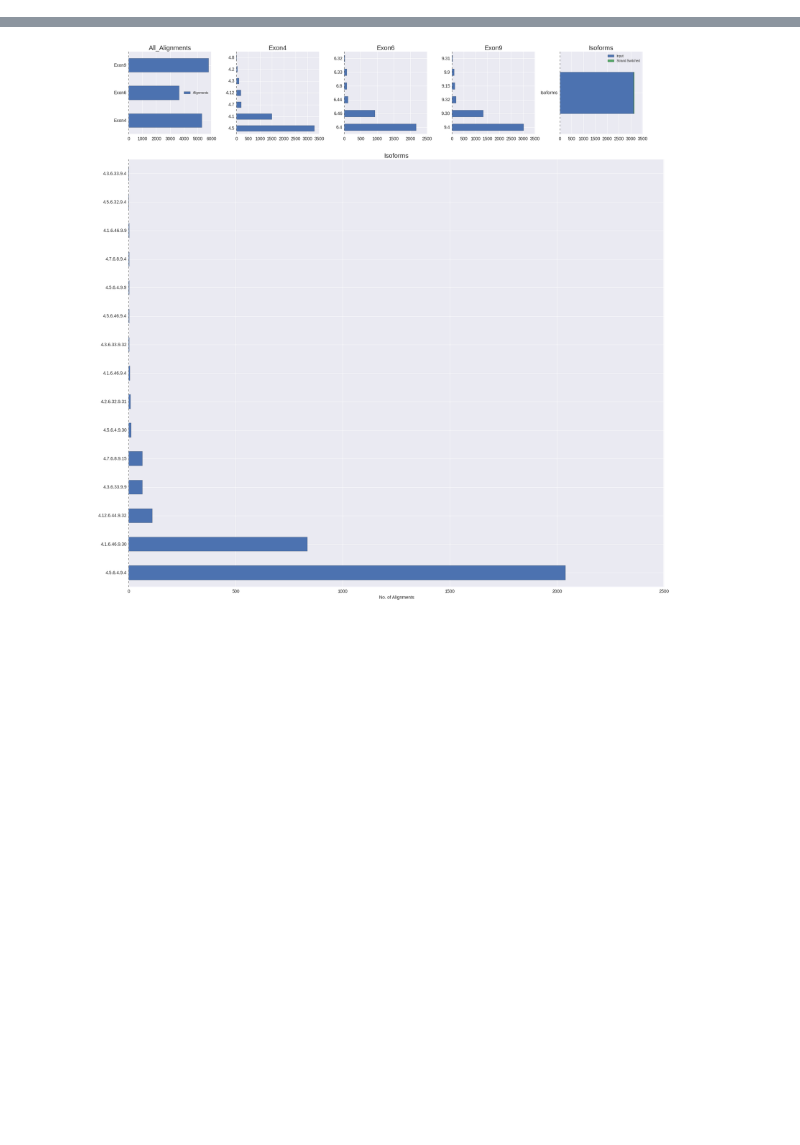
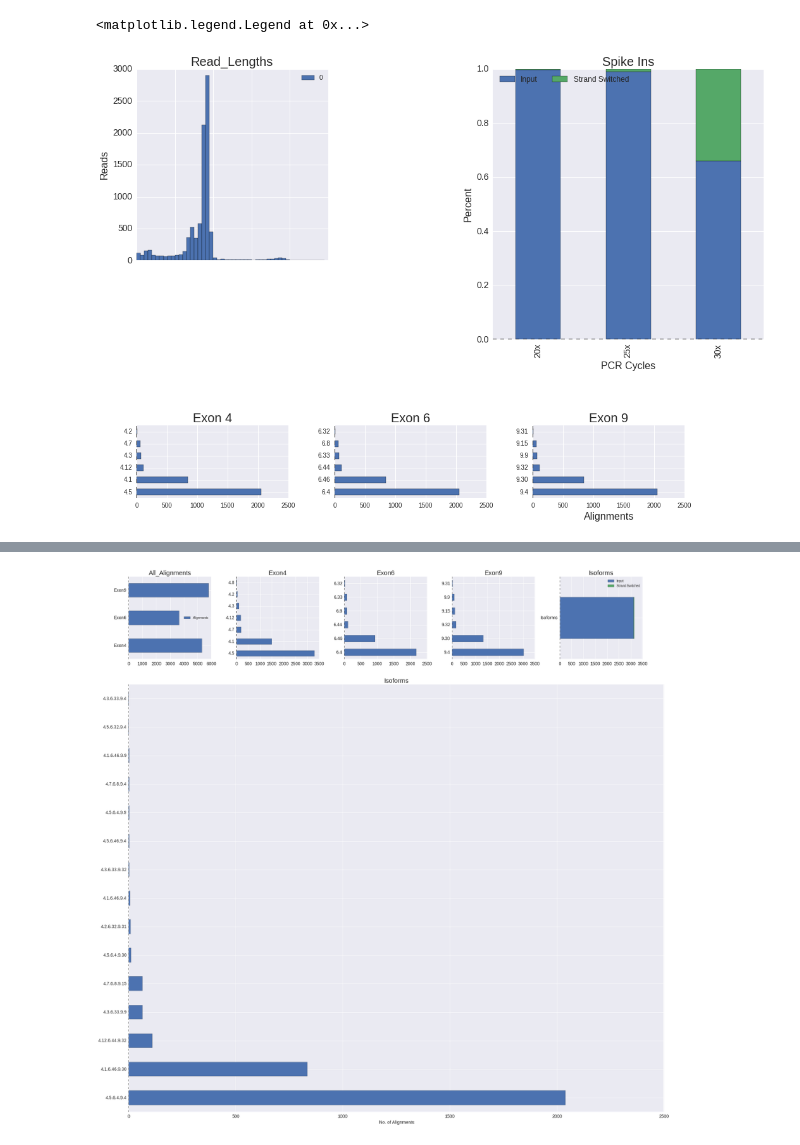
Before and after one commit to mohanbolisetty/dscam_nanopore, a Jupyter notebook: Data/spikeins_analysis_021215.ipynb, the cells around one changed output, grey strips where cells are left out. Drawn from its saved outputs; the diff is of its cells as text; code cells hidden in the pictures; blank space fills up the shorter version.

Commit message:
analysis for figures

```diff
--- a/Data/spikeins_analysis_021215.ipynb
+++ b/Data/spikeins_analysis_021215.ipynb
@@ -186,0 +231,15 @@ ss
+# %%
+counts_20x=pd.DataFrame(full_20x['isoform'].value_counts())
+counts_25x=pd.DataFrame(full_25x['isoform'].value_counts())
+counts_30x=pd.DataFrame(full_30x['isoform'].value_counts())
+# %%
+all_isoforms=list(set(counts_20x.index|counts_25x.index|counts_30x.index))
+# %%
+allspikeins=pd.DataFrame(index=all_isoforms)
+allspikeins['20x']=counts_20x[0]
+allspikeins['25x']=counts_25x[0]
+allspikeins['30x']=counts_30x[0]
+# %%
+per=pd.DataFrame()
+per['Input']=inp/allspikeins.sum()
+per['Strand Switched']=1-per['Input']
@@ -186,0 +254,36 @@ ss
+# %%
+matplotlib.rcParams['figure.figsize'] = (20.0, 20.0)
+figure=plt.figure()
+ax=plt.subplot2grid((18,18),(0,0),colspan=5,rowspan=5)
+reads.plot(kind='hist',bins=np.arange(0,5000,100),ax=ax)
+ax.set_title('Read_Lengths', fontsize=20)
+ax.tick_params(axis='both', which='major', labelsize=14)
+ax.set_ylabel('Reads',fontsize=16)
+ax.set_xlabel('Length',fontsize=16)
+
+ax=plt.subplot2grid((18,18),(9,0),colspan=4,rowspan=2)
+full_25x['Exon4'].value_counts().plot(kind='barh',ax=ax)
+ax.set_title('Exon 4', fontsize=20)
+ax.tick_params(axis='both', which='major', labelsize=10)
+
+ax=plt.subplot2grid((18,18),(9,5),colspan=4,rowspan=2)
+full_25x['Exon6'].value_counts().plot(kind='barh',ax=ax)
+ax.set_title('Exon 6', fontsize=20)
+ax.tick_params(axis='both', which='major', labelsize=10)
+
+ax=plt.subplot2grid((18,18),(9,10),colspan=4,rowspan=2)
+full_25x['Exon9'].value_counts().plot(kind='barh',ax=ax)
+ax.set_title('Exon 9', fontsize=20)
+ax.tick_params(axis='both', which='major', labelsize=10)
+ax.set_xlabel('Alignments',fontsize=16)
+
+ax=plt.subplot2grid((18,18),(0,9),colspan=7,rowspan=7)
+per.plot(kind='bar',stacked=True, ax=ax)
+ax.set_title('Spike Ins', fontsize=20)
+ax.tick_params(axis='both', which='major', labelsize=14)
+ax.set_ylabel('Percent',fontsize=16)
+ax.set_xlabel('PCR Cycles',fontsize=16)
+ax.legend(loc='upper left', fontsize=12, ncol=2)
+# %% [output]
+<matplotlib.legend.Legend at 0x...>
+[figure, added]
```
Also changed, not shown: parts of 41 cells of this notebook, 3 other files.
